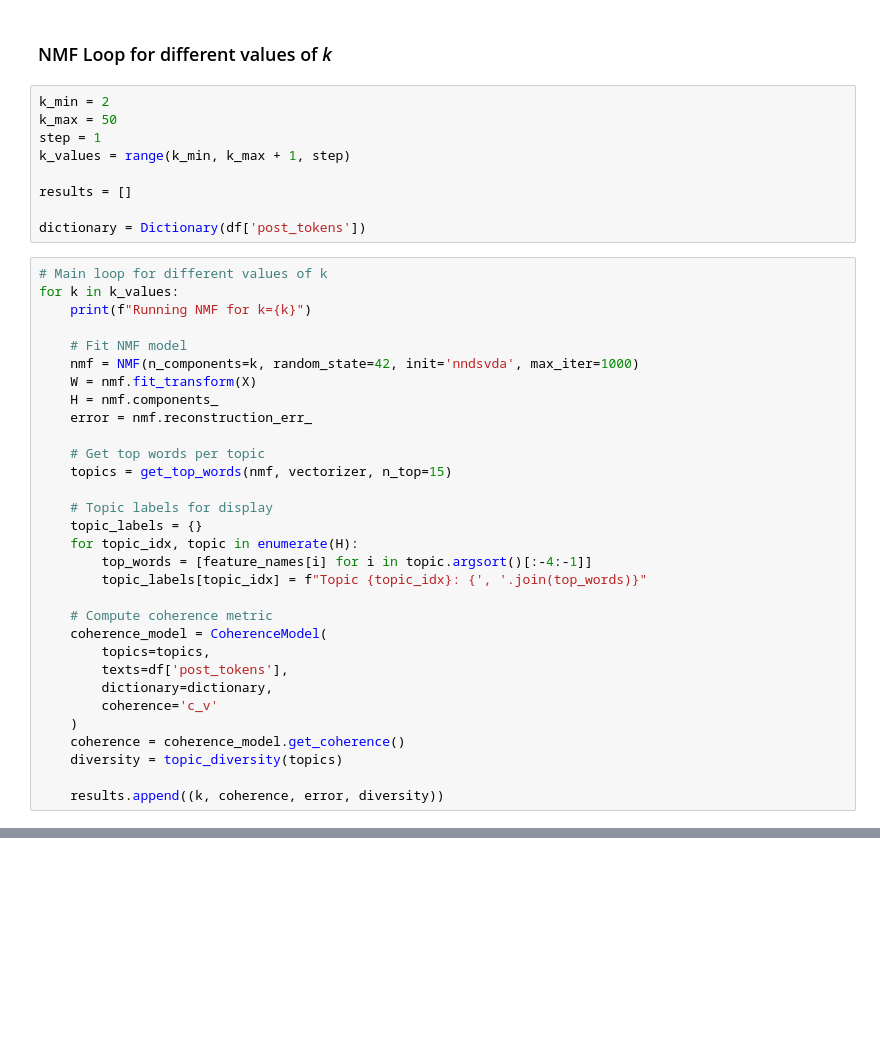
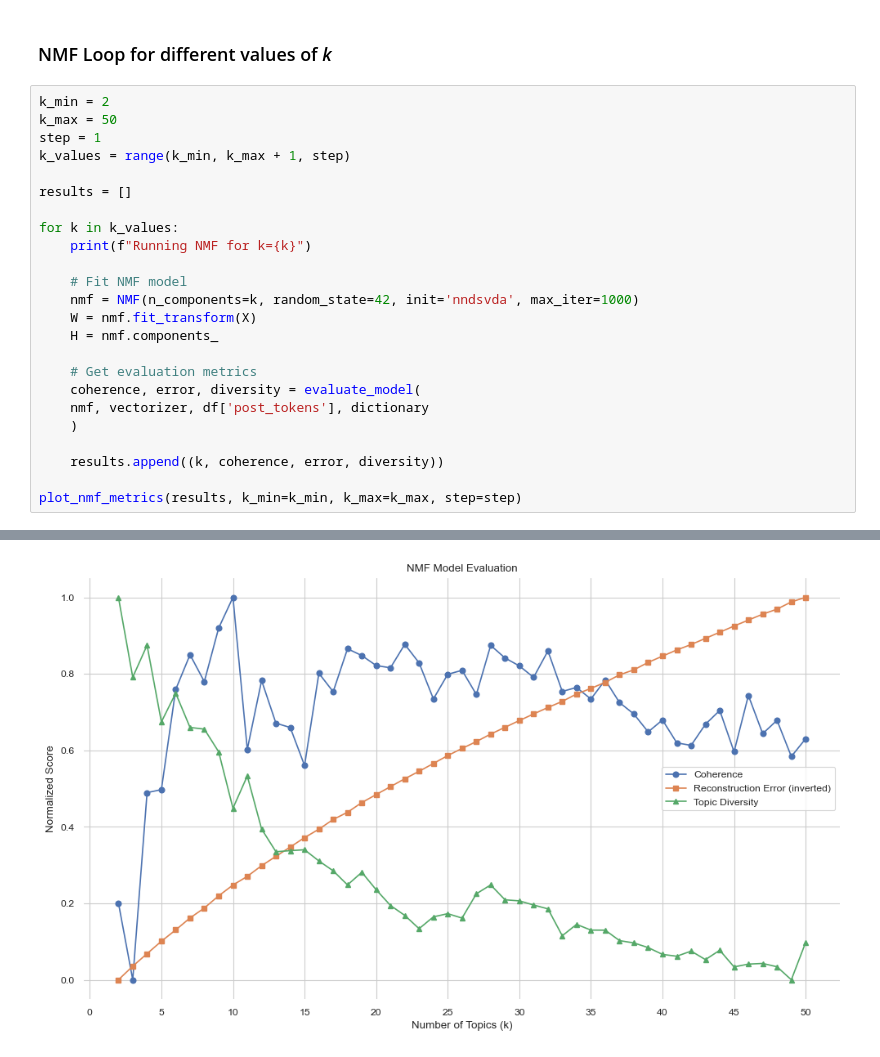
Before and after one commit to svenj-a/Topic_Modeling, a Jupyter notebook: Topic_Modeling_NMF.ipynb, the cells around one changed output, grey strips where cells are left out. Saved outputs shown, nothing was run; the diff lists cells and outputs as text; blank space fills up the shorter version.

```diff
--- a/Topic_Modeling_NMF.ipynb
+++ b/Topic_Modeling_NMF.ipynb
@@ -166,60 +169,45 @@ def plot_nmf_metrics(
 # %% [markdown]
 ### NMF Loop for different values of *k*
-# %%
-k_min = 2
-k_max = 50
-step = 1
-k_values = range(k_min, k_max + 1, step)
-
-results = []
-
-dictionary = Dictionary(df['post_tokens'])
 # %%
-# Main loop for different values of k
+k_min = 2
+k_max = 50
+step = 1
+k_values = range(k_min, k_max + 1, step)
+
+results = []
+
 for k in k_values:
     print(f"Running NMF for k={k}")
 
     # Fit NMF model
     nmf = NMF(n_components=k, random_state=42, init='nndsvda', max_iter=1000)
     W = nmf.fit_transform(X)
     H = nmf.components_
-    error = nmf.reconstruction_err_
 
-    # Get top words per topic
-    topics = get_top_words(nmf, vectorizer, n_top=15)
-
-    # Topic labels for display
-    topic_labels = {}
-    for topic_idx, topic in enumerate(H):
-        top_words = [feature_names[i] for i in topic.argsort()[:-4:-1]]
-        topic_labels[topic_idx] = f"Topic {topic_idx}: {', '.join(top_words)}"
-
-    # Compute coherence metric
-    coherence_model = CoherenceModel(
-        topics=topics,
-        texts=df['post_tokens'],
-        dictionary=dictionary,
-        coherence='c_v'
+    # Get evaluation metrics
+    coherence, error, diversity = evaluate_model(
+    nmf, vectorizer, df['post_tokens'], dictionary
     )
-    coherence = coherence_model.get_coherence()
-    diversity = topic_diversity(topics)
 
     results.append((k, coherence, error, diversity))
+
+plot_nmf_metrics(results, k_min=k_min, k_max=k_max, step=step)
 # %% [output]
 Running NMF for k=2
 Running NMF for k=3
 Running NMF for k=4
 Running NMF for k=5
 Running NMF for k=6
 Running NMF for k=7
 Running NMF for k=8
 Running NMF for k=9
 Running NMF for k=10
 Running NMF for k=11
 Running NMF for k=12
 Running NMF for k=13
 ... (33 lines left out)
 Running NMF for k=47
 Running NMF for k=48
 Running NMF for k=49
 Running NMF for k=50
+[figure, added]
```
Also changed, not shown: parts of 23 cells of this notebook, 28 other files.
